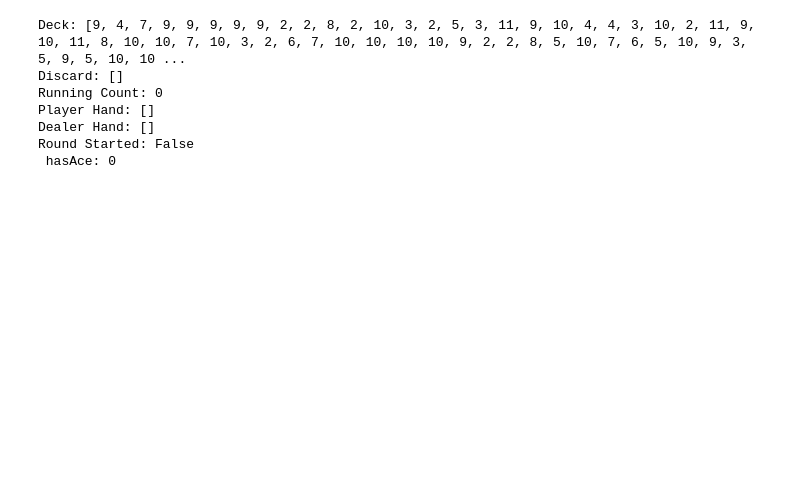
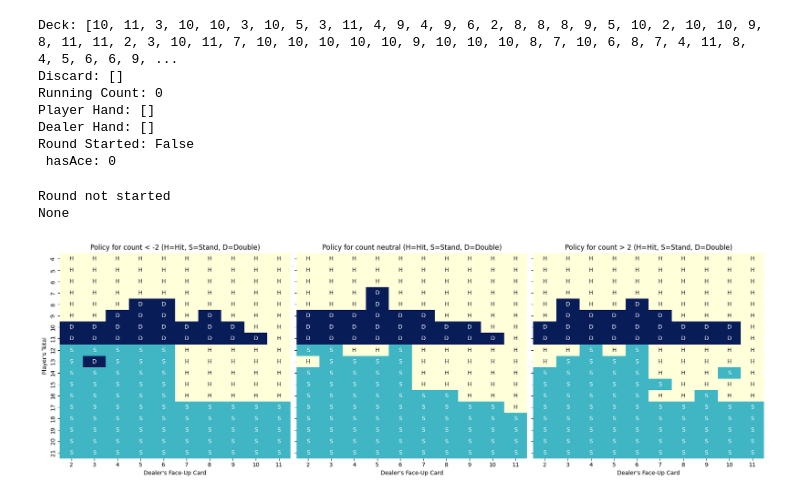
Before and after one commit to simeongluzman/BlackjackRL, a Jupyter notebook: Exploration/Card_Counting.ipynb, the cells around one changed output. Cells and saved outputs as stored; diff of their text form; code cells hidden in the pictures; blank space fills up the shorter version.

Commit message:
data

```diff
--- a/Exploration/Card_Counting.ipynb
+++ b/Exploration/Card_Counting.ipynb
@@ -168,11 +336,54 @@ class BlackJackEnv:
+# %%
+import matplotlib.pyplot as plt
+import pandas as pd
+import seaborn as sns
+
+def map_policies(policies):
+    # Constants
+    player_values = list(range(4, 22))
+    dealer_cards = list(range(2, 12))
+
+    # Create subplots for each policy
+    fig, axes = plt.subplots(1, 3, figsize=(18, 6), sharey=True)
+
+    for idx, policy in enumerate(policies):
+        # Map 'H' to 0, 'S' to 1, and 'D' to 2 for numerical representation
+        strategy_numerical = [[0 if cell == 'H' else 1 if cell == 'S' else 2 if cell == 'D' else cell for cell in row] for row in policy]
+        strategy_df = pd.DataFrame(policy, index=player_values, columns=dealer_cards)
+        strategy_df_numerical = pd.DataFrame(strategy_numerical, index=player_values, columns=dealer_cards)
+
+        # Plot each heatmap in its subplot
+        sns.heatmap(strategy_df_numerical, annot=strategy_df, cmap='YlGnBu', fmt='', cbar=False, ax=axes[idx])
+        axes[idx].set_title(f"Policy for count {['< -2', 'neutral', '> 2'][idx]} (H=Hit, S=Stand, D=Double)")
+        axes[idx].set_xlabel("Dealer's Face-Up Card")
+        axes[idx].set_ylabel("Player's Total" if idx == 0 else "")
+
+    plt.tight_layout()
+    plt.show()
 # %%
-table = BlackJackEnv(10)
+table = BlackJackEnv(3)
 print(table)
 # %% [output]
-Deck: [9, 4, 7, 9, 9, 9, 9, 9, 2, 2, 8, 2, 10, 3, 2, 5, 3, 11, 9, 10, 4, 4, 3, 10, 2, 11, 9, 10, 11, 8, 10, 10, 7, 10, 3, 2, 6, 7, 10, 10, 10, 10, 9, 2, 2, 8, 5, 10, 7, 6, 5, 10, 9, 3, 5, 9, 5, 10, 10 ...
+Deck: [10, 11, 3, 10, 10, 3, 10, 5, 3, 11, 4, 9, 4, 9, 6, 2, 8, 8, 8, 9, 5, 10, 2, 10, 10, 9, 8, 11, 11, 2, 3, 10, 11, 7, 10, 10, 10, 10, 10, 9, 10, 10, 10, 8, 7, 10, 6, 8, 7, 4, 11, 8, 4, 5, 6, 6, 9, ...
 Discard: []
 Running Count: 0
 Player Hand: []
 Dealer Hand: []
 Round Started: False
  hasAce: 0
+# %%
+print(table.next(0))
+# %% [output]
+Round not started
+None
+# %%
+LEARNING_RATE = 0.01
+DISCOUNT_FACTOR = 0.4
+EXPLORE_PROB = 0.8 # for Q-learning
+table = BlackJackEnv(10)
+
+(no_aces,aces) = q_solve(table)
+# %%
+map_policies(no_aces)
+# %% [output]
+[figure, added]
```
Also changed, not shown: parts of 5 cells of this notebook, 3 other files.
